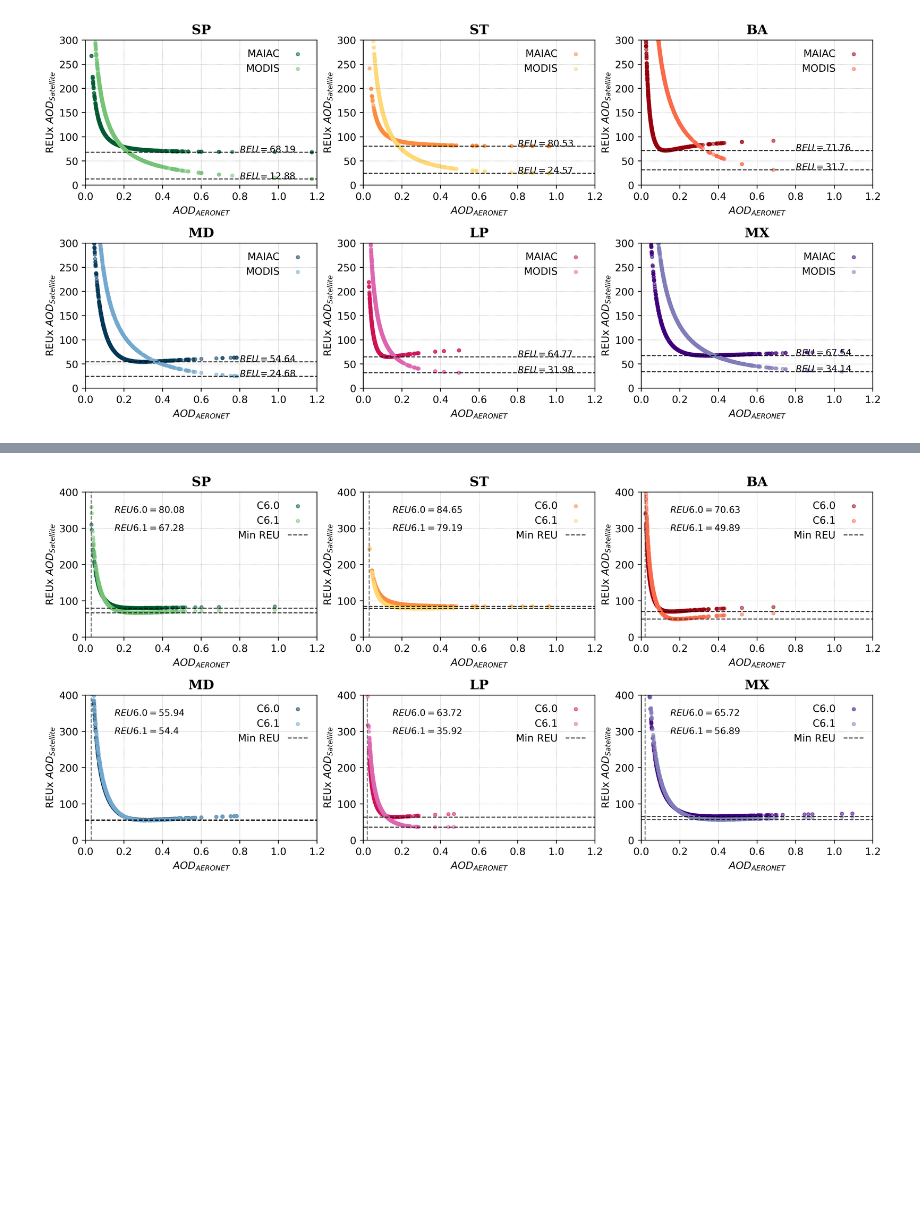
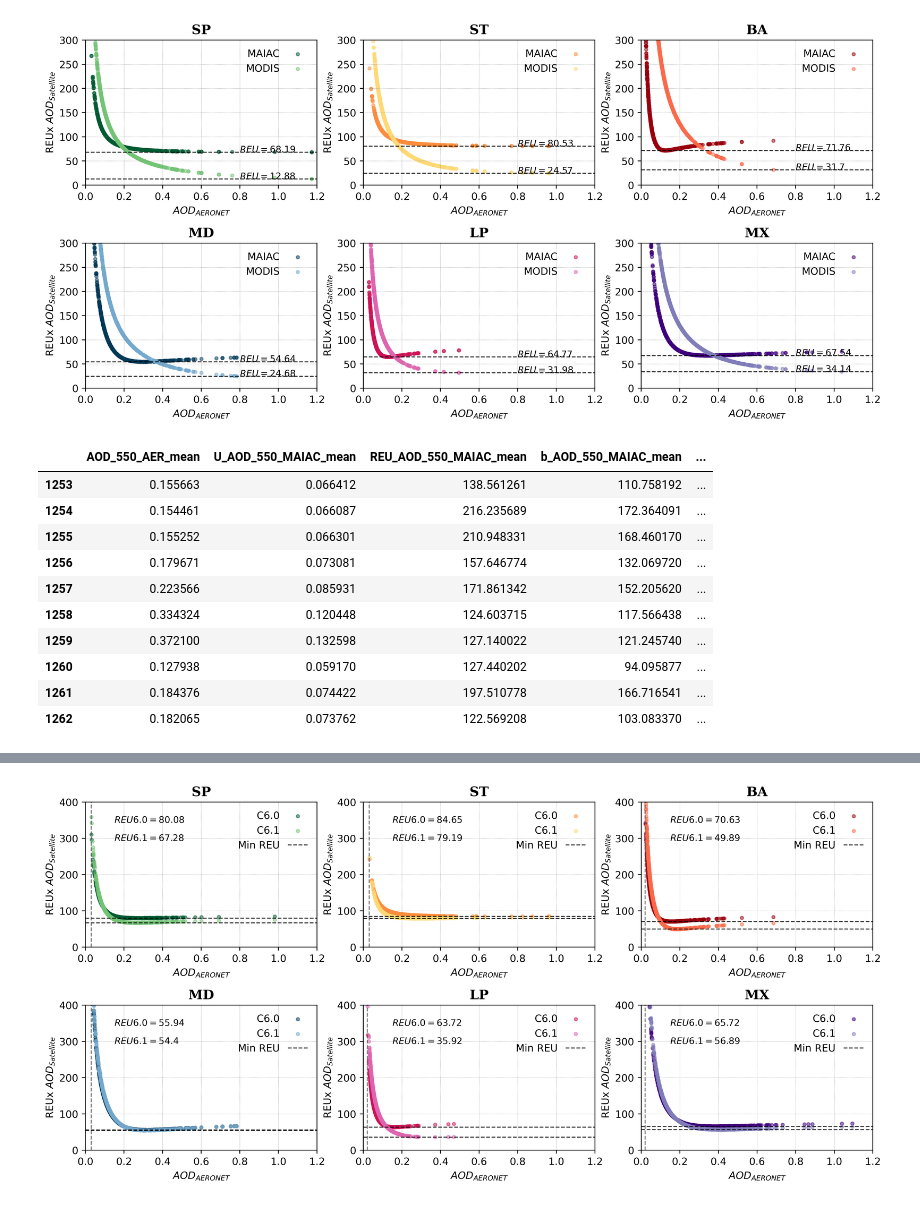
Before and after one commit to joseurquiza88/MAIAC-Processing, a Jupyter notebook: code/06_maiac.ipynb, the cells around one changed output, grey strips where cells are left out. Drawn from its saved outputs; the diff is of its cells as text; code cells hidden in the pictures; blank space fills up the shorter version.

```diff
--- a/code/06_maiac.ipynb
+++ b/code/06_maiac.ipynb
@@ -275,2 +280,18 @@ REU_plot(path="D:/Josefina/paper_git/paper_maiac/datasets/processed/MMA_v2/",dat
 # %% [output]
 [figure]
+# %%
+data = pd.read_csv("D:/Josefina/paper_git/paper_maiac/datasets/V01/processed/MMA_v2/1_SP-25KM-MM-60-AER.csv")
+df_REUxy = REU_list(DF = data, Pollutant = 'AOD_550_AER_mean', Units = ["AOD_550_MAIAC_mean"], Lambda = 1, u_xi = 0.0)
+df_REUxy.tail(10)
+# %% [output]
+|  | AOD_550_AER_mean | U_AOD_550_MAIAC_mean | REU_AOD_550_MAIAC_mean | b_AOD_550_MAIAC_mean | ... |
+| 1253 | 0.155663 | 0.066412 | 138.561261 | 110.758192 | ... |
+| 1254 | 0.154461 | 0.066087 | 216.235689 | 172.364091 | ... |
+| 1255 | 0.155252 | 0.066301 | 210.948331 | 168.460170 | ... |
+| 1256 | 0.179671 | 0.073081 | 157.646774 | 132.069720 | ... |
+| 1257 | 0.223566 | 0.085931 | 171.861342 | 152.205620 | ... |
+| 1258 | 0.334324 | 0.120448 | 124.603715 | 117.566438 | ... |
+| 1259 | 0.372100 | 0.132598 | 127.140022 | 121.245740 | ... |
+| 1260 | 0.127938 | 0.059170 | 127.440202 | 94.095877 | ... |
+| 1261 | 0.184376 | 0.074422 | 197.510778 | 166.716541 | ... |
+| 1262 | 0.182065 | 0.073762 | 122.569208 | 103.083370 | ... |
```
Also changed, not shown: parts of 4 cells of this notebook, 14 other files.
